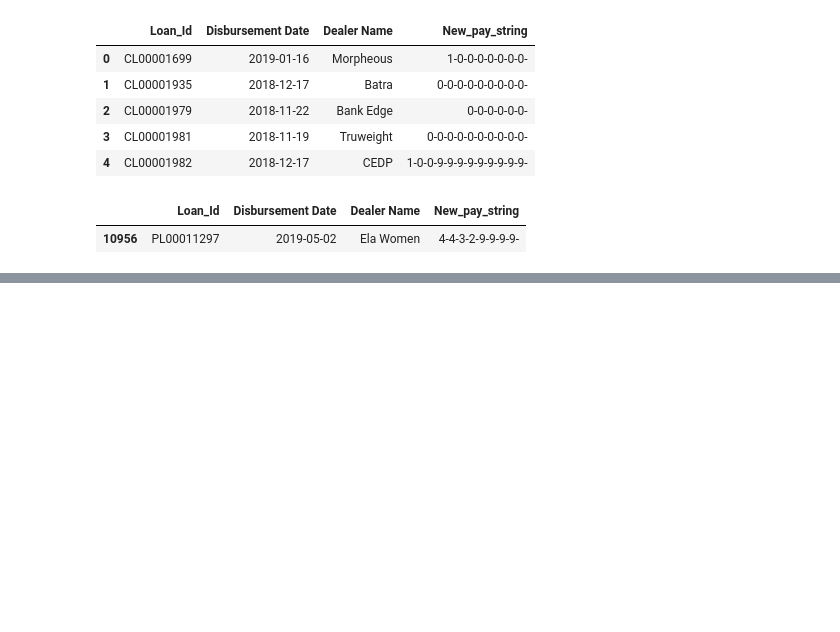
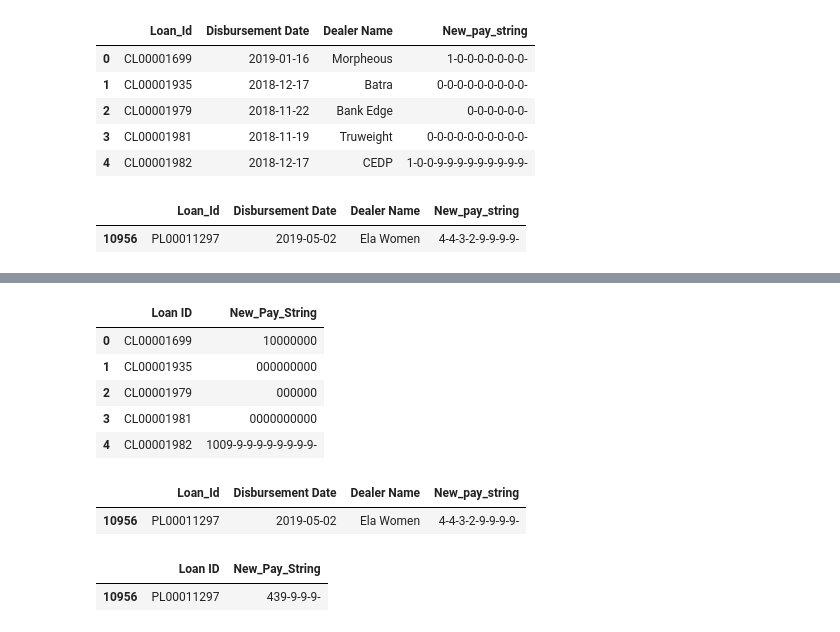
Before and after one commit to paragnayak/Data-Science, a Jupyter notebook: EMI_Date_Tracker.ipynb, the cells around one changed output, grey strips where cells are left out. Drawn from its saved outputs; the diff is of its cells as text; code cells hidden in the pictures; blank space fills up the shorter version.

```diff
--- a/EMI_Date_Tracker.ipynb
+++ b/EMI_Date_Tracker.ipynb
@@ -589,0 +726,8 @@ df_5[df_5['Loan_Id']=='PL00011297']
+# %%
+col_7 =[]
+for i in range(len(col_3)):
+  if col_3[i]!=0:
+    x=col_3[i] + ['0','0','0','0','0','0','0','0','0','0','0','0','0','0','0','0','0','0']
+    col_7.append(x)
+  else:
+    col_7.append(0)
@@ -589,0 +777,43 @@ df_5[df_5['Loan_Id']=='PL00011297']
+# %%
+# for '9'
+from datetime import date
+import math
+new_list10 = []
+for i in range(len(data)):
+    str1 = ''
+    delta = (pd.to_datetime(date.today())-pd.to_datetime(data['Upcoming EMI Date'][i]))
+    x = delta.days
+    if x<0 and (col4[i] != 0):
+      str1 = str1 + ''
+    elif (x>0) and (x> (int(data['No. Of Pending EMIs'][i]*30))) and (col4[i] != 0):
+      str1 = str1 + (int(data['No. Of Pending EMIs'][i])*'9-')
+    elif (x>0) and (x< (int(data['No. Of Pending EMIs'][i]*30))) and (col4[i] != 0):
+      str1 = str1 + (int((math.ceil(x/30)))*'9-')
+    new_list10.append(str1)
+# %%
+new_l11=[]
+for i in range(len(data)):
+   new_l11.append(Pay_string3[i]+new_list10[i])
+# %%
+
+dict6={'Loan ID':data['Loan Id'],'New_Pay_String':new_l11}
+df_l=pd.DataFrame(dict6)
+# %%
+df_l.head()
+# %% [output]
+|  | Loan ID | New_Pay_String |
+| 0 | CL00001699 | 10000000 |
+| 1 | CL00001935 | 000000000 |
+| 2 | CL00001979 | 000000 |
+| 3 | CL00001981 | 0000000000 |
+| 4 | CL00001982 | 1009-9-9-9-9-9-9-9-9- |
+# %%
+df_5[df_5['Loan_Id']=='PL00011297'] # The old value
+# %% [output]
+|  | Loan_Id | Disbursement Date | Dealer Name | New_pay_string |
+| 10956 | PL00011297 | 2019-05-02 | Ela Women | 4-4-3-2-9-9-9-9- |
+# %%
+df_l[df_l['Loan ID']=='PL00011297'] # The New revised value
+# %% [output]
+|  | Loan ID | New_Pay_String |
+| 10956 | PL00011297 | 439-9-9-9- |
```
Also changed, not shown: parts of 31 cells of this notebook.
